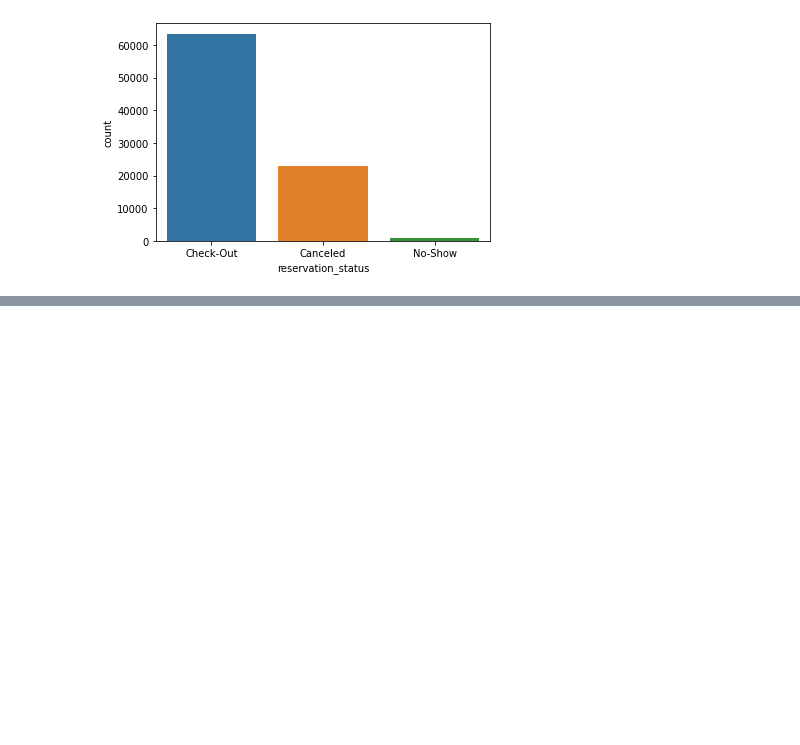
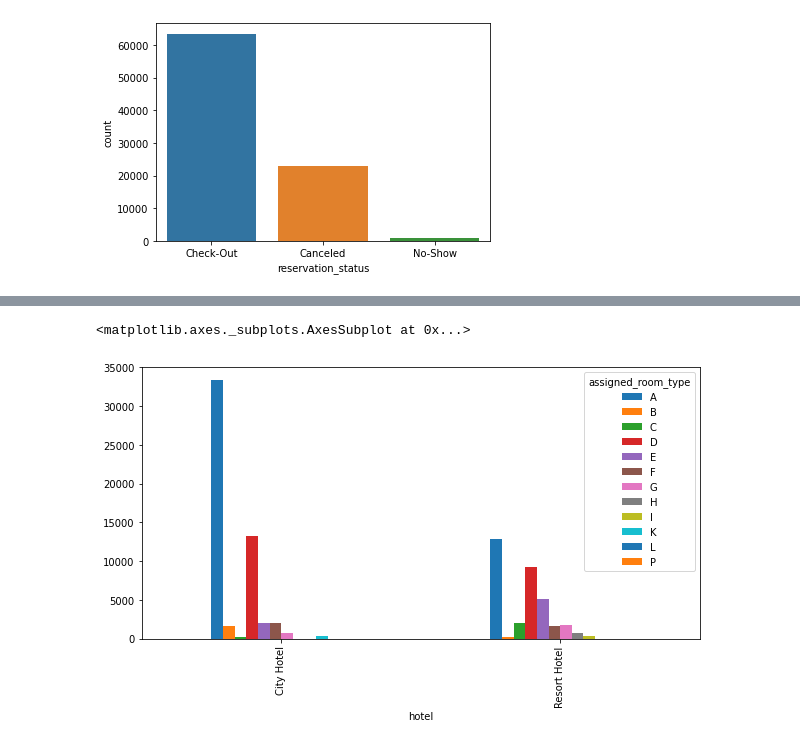
Before and after one commit to Vaishnavipadwad/HOTEL-BOOKING-ANALYSIS, a Jupyter notebook: Hotel_Booking_Analysis1.ipynb, the cells around one changed output, grey strips where cells are left out. Drawn from its saved outputs; the diff is of its cells as text; code cells hidden in the pictures; blank space fills up the shorter version.

```diff
--- a/Hotel_Booking_Analysis1.ipynb
+++ b/Hotel_Booking_Analysis1.ipynb
@@ -163,0 +198,6 @@ plt.show()
+# %%
+df3 = df.groupby(['hotel','assigned_room_type']).size().unstack()
+df3.plot(kind="bar",figsize=(10,5))
+# %% [output]
+<matplotlib.axes._subplots.AxesSubplot at 0x...>
+[figure, added]
```
Also changed, not shown: parts of 10 cells of this notebook.
